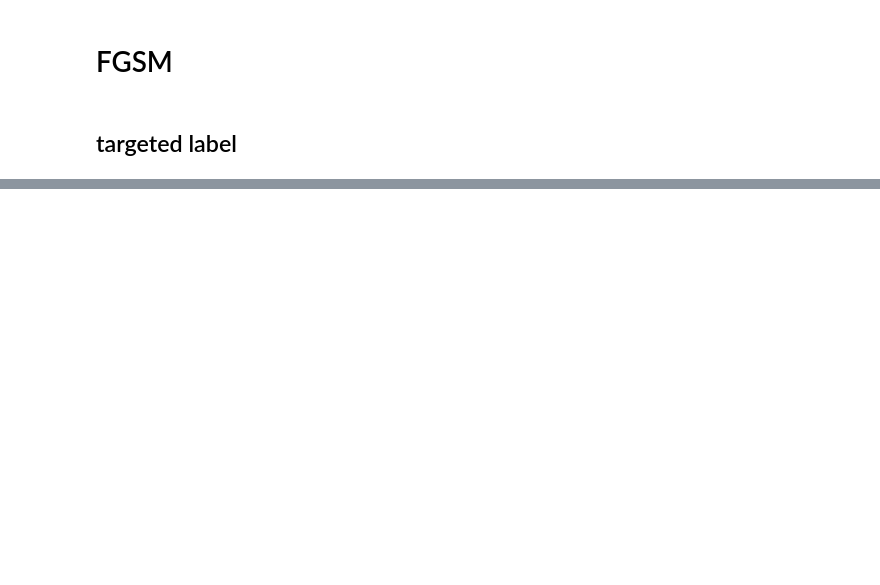
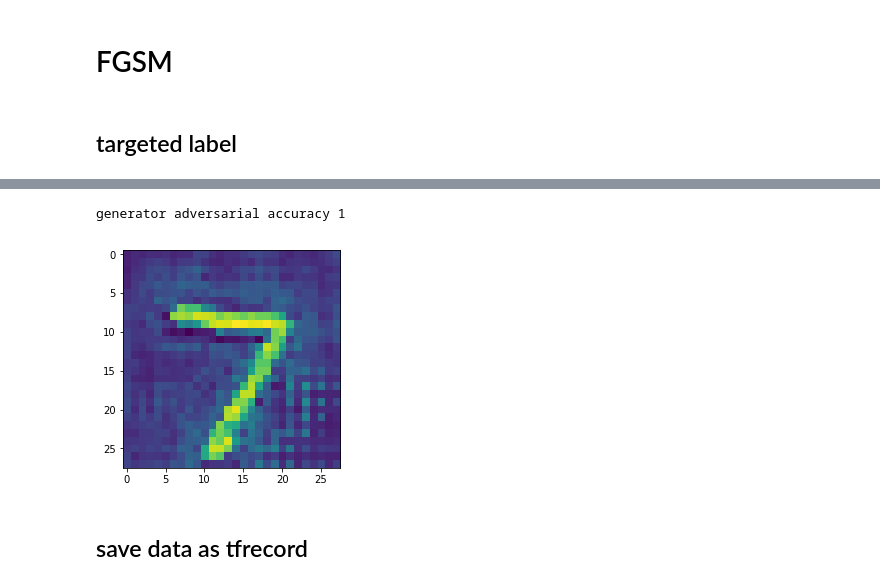
Before and after one commit to MrDongdongLin/piracyDNN, a Jupyter notebook: train_generator.ipynb, the cells around one changed output, grey strips where cells are left out. Saved outputs shown, nothing was run; the diff lists cells and outputs as text; code cells hidden in the pictures; blank space fills up the shorter version.

```diff
--- a/train_generator.ipynb
+++ b/train_generator.ipynb
@@ -341,0 +267,30 @@ test accuracy 0.99904
+# %%
+# sess = tf.Session()
+sess.run(tf.global_variables_initializer())
+# sess.run(tf.tables_initializer())
+
+target_label = sess.run(target_class)
+
+# BATCH_SIZE = 128
+_total_batch = int(60000 / BATCH_SIZE)
+# T_loss = open('out/acc_loss/fixed_total_loss.txt','w+')
+# D_loss = open('out/acc_loss/fixed_r_loss.txt','w+')
+# G_loss = open('out/acc_loss/fixed_p_loss.txt','w+')
+for epoch in range(80):
+    for i in range(_total_batch):
+        bstart, bend = i*BATCH_SIZE, (i+1)*BATCH_SIZE
+        batch_xr, batch_xp = xr_train[bstart:bend], adv_images[bstart:bend]
+        batch_y = np.repeat(target_label, BATCH_SIZE, axis=0)
+
+        _, G_loss_curr, _loss_l, _loss_i = sess.run([_G_optimizer, _total_loss, _loss_label, _loss_image],
+                                  feed_dict={_xr: batch_xr,
+                                             _adv: batch_xp,
+                                             _y: batch_y})
+        if i % 1000 == 0:
+            print(G_loss_curr, _loss_l, _loss_i)
+#     T_loss.write(str(t_loss)+'\n')
+#     D_loss.write(str(temp_loss1)+'\n')
+#     G_loss.write(str(temp_loss2)+'\n')
+# T_loss.close()
+# D_loss.close()
+# G_loss.close()
@@ -341,0 +315,20 @@ test accuracy 0.99904
+# %%
+_xin = tf.placeholder(tf.float32, [None, 28, 28, 1], name="xin")
+# _y  = tf.placeholder(tf.float32, [None, 10])
+# target_label = sess.run(target_class)
+
+_gen_adv_logits, _gen_adv = surrogate_generator(_xin, reuse=True)
+
+g_sample = sess.run(_gen_adv, feed_dict={_xin: xr_test[0].reshape(-1,28,28,1)})
+plt.imshow(g_sample.reshape(-1,28))
+
+# calculate accuracy
+_correct_prediction = tf.equal(tf.argmax(_gen_adv_logits, axis=-1), tf.argmax(target_class, axis=-1))
+_accuracy_fake = tf.reduce_mean(tf.cast(_correct_prediction, "float"))
+
+print("generator adversarial accuracy %g" %_accuracy_fake.eval(session=sess, feed_dict={_xin: xr_test}))
+# %% [output]
+generator adversarial accuracy 1
+[figure, added]
+# %% [markdown]
+## save data as tfrecord
```
Also changed, not shown: parts of 35 cells of this notebook, 2 other files.
